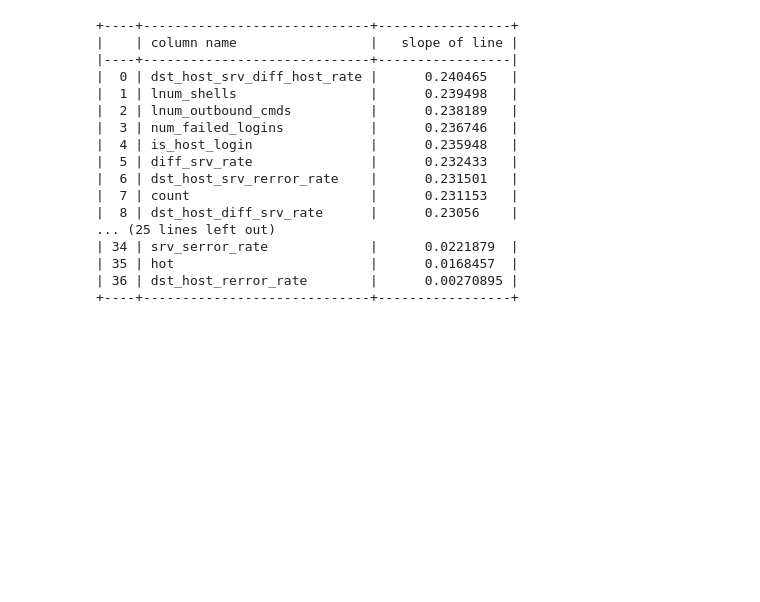
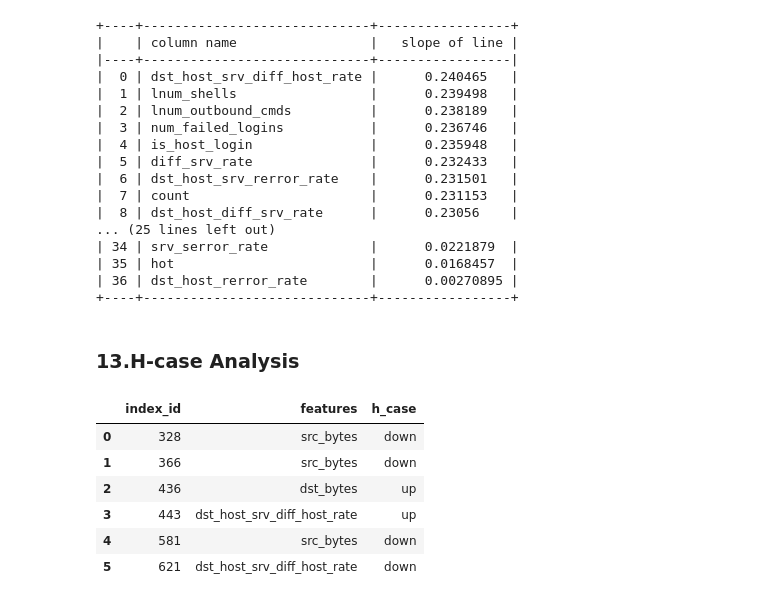
Before and after one commit to navid-finra/finra2, a Jupyter notebook: imp/finra.ipynb, the cells around one changed output. Drawn from its saved outputs; the diff is of its cells as text; code cells hidden in the pictures; blank space fills up the shorter version.

```diff
--- a/imp/finra.ipynb
+++ b/imp/finra.ipynb
@@ -1281,3 +1282,67 @@ print(tabulate(df_probability, headers = 'keys', tablefmt = 'psql'))
 | 35 | hot                         |      0.0168457  |
 | 36 | dst_host_rerror_rate        |      0.00270895 |
 +----+-----------------------------+-----------------+
+# %% [markdown]
+### 13.H-case Analysis
+# %%
+df = pd.read_csv(r"./kddcup99.csv",index_col=0).reset_index(drop=True)
+df = df.sample(n = 4000, random_state=31).reset_index(drop=True)
+np.random.seed(42)
+# change of decision variable classes by tagging 0 for normal and 1 for fraud ----just for kdd----
+df.loc[(df.label !="normal"),"target"] = 1
+df.loc[(df.label =="normal"),"target"] = 0
+df = df.drop(['label'], axis=1)
+feat_df = df.drop(['target'], axis=1)
+label_df = df.target
+# get numeric features
+df_num = feat_df._get_numeric_data()
+obj_df = feat_df.select_dtypes(include=['object']).copy()
+df_binary = pd.get_dummies(obj_df, drop_first = True)
+prep_df = pd.concat([df_num, df_binary], axis=1)
+binary_feats = [col for col in prep_df if
+               prep_df[col].dropna().value_counts().index.isin([0,1]).all()]
+num_feats =prep_df.drop(columns = binary_feats).columns
+x_train, x_test, y_train, y_test = train_test_split(prep_df, label_df, train_size = 0.8, random_state = 42)
+x_test =  x_test.reset_index(drop=True)
+# make classifier
+clf = DecisionTreeClassifier(max_depth = 5, random_state = 0)
+clf = clf.fit(x_train, y_train)
+#  epsilon for h case
+eps = 0.01
+
+index_id = []
+feat_h_index = []
+h_case_sit = []
+for r in range(len(x_test)):
+    real_label = clf.predict(x_test.iloc[r:r+1, :])[0]
+    for c in range(len(num_feats)):
+        # value + epsilon
+        x_up = x_test.copy()
+        x_up.loc[r, num_feats[c]] = x_up.loc[r, num_feats[c]] +  x_up.loc[r, num_feats[c]] * eps
+        pred_up = clf.predict(x_up.iloc[r:r+1, :])[0]
+        if pred_up == real_label :
+            pass
+        else :
+            index_id.append(r)
+            feat_h_index.append(num_feats[c])
+            h_case_sit.append("up")
+        # value - epsilon
+        x_dwn = x_test.copy()
+        x_dwn.loc[r, num_feats[c]] = x_dwn.loc[r, num_feats[c]] -  x_dwn.loc[r, num_feats[c]] * eps
+        pred_dwn = clf.predict(x_dwn.iloc[r:r+1, :])[0]
+        if pred_dwn == real_label :
+            pass
+        else :
+            index_id.append(r)
+            feat_h_index.append(num_feats[c])
+            h_case_sit.append("down")
+h_case_df = pd.DataFrame({"index_id" : index_id, "features" : feat_h_index, "h_case" : h_case_sit})
+h_case_df
+# %% [output]
+|  | index_id | features | h_case |
+| 0 | 328 | src_bytes | down |
+| 1 | 366 | src_bytes | down |
+| 2 | 436 | dst_bytes | up |
+| 3 | 443 | dst_host_srv_diff_host_rate | up |
+| 4 | 581 | src_bytes | down |
+| 5 | 621 | dst_host_srv_diff_host_rate | down |
```
Also changed, not shown: parts of 1 cell of this notebook.
